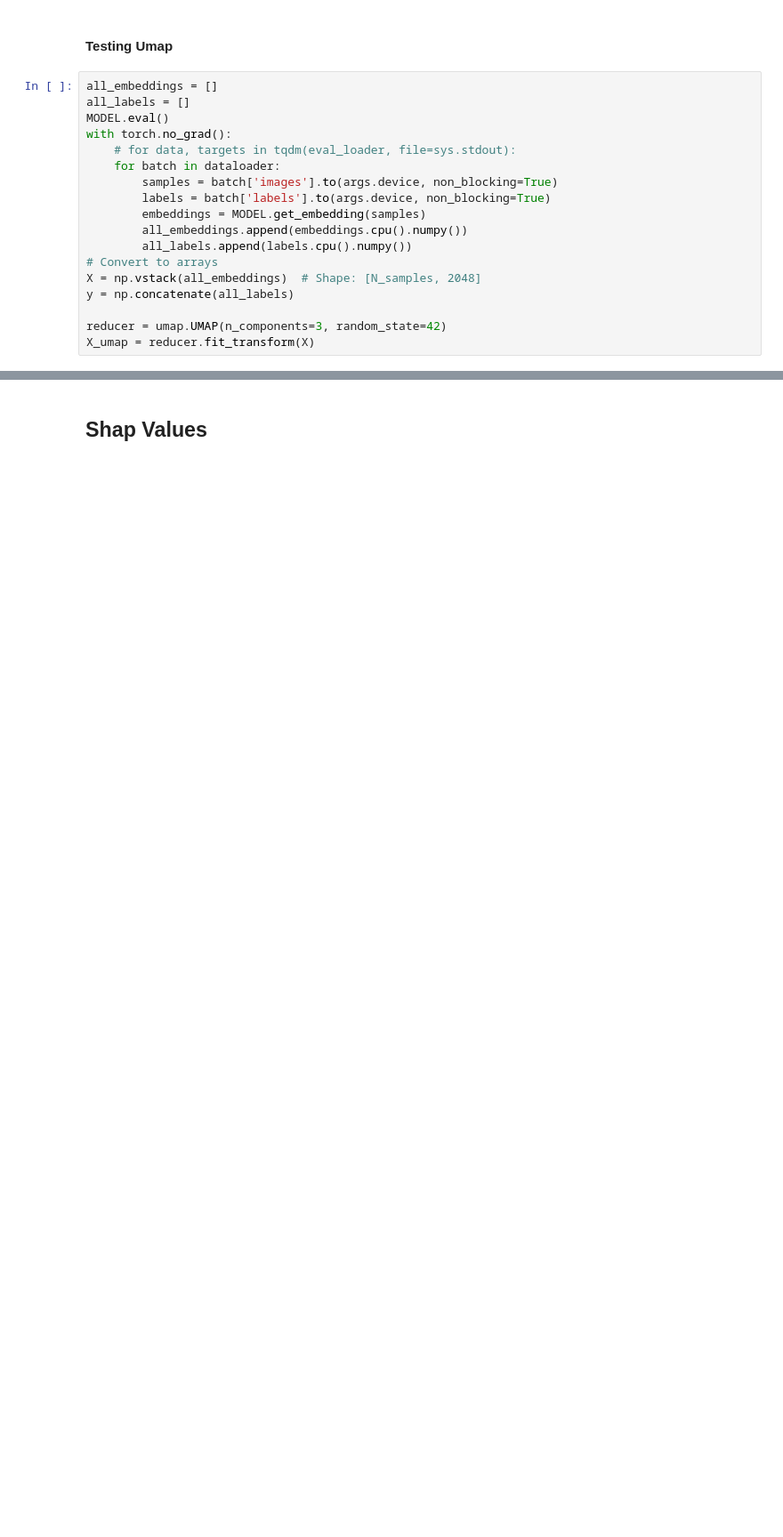
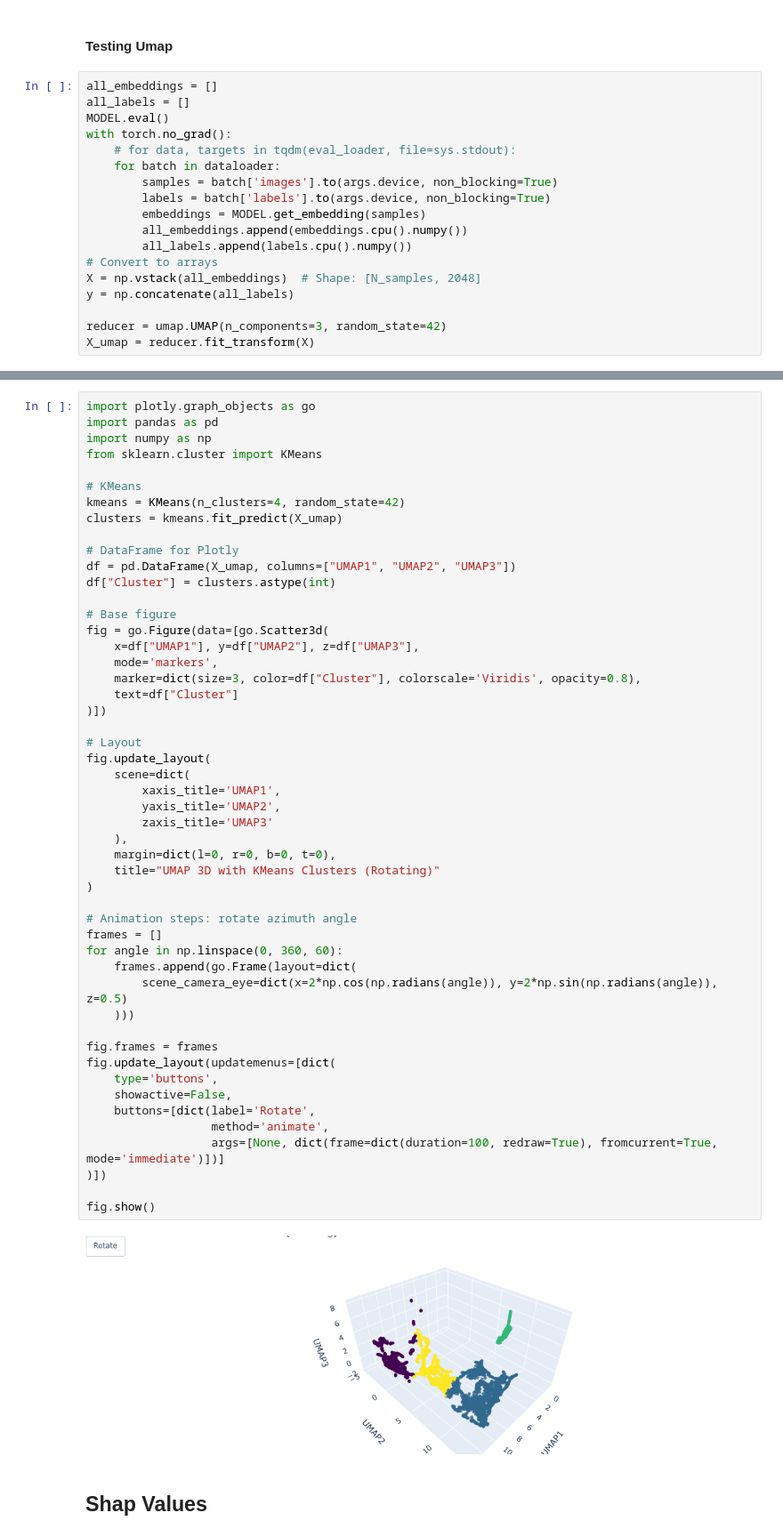
Before and after one commit to rauletepawa/Species_Distribution_Modeling, a Jupyter notebook: code/1991-2017_model_predictions.ipynb, the cells around one changed output, grey strips where cells are left out. Shown at 89% size. Cells and saved outputs as stored; diff of their text form; blank space fills up the shorter version.

```diff
--- a/code/1991-2017_model_predictions.ipynb
+++ b/code/1991-2017_model_predictions.ipynb
@@ -975,3 +1060,55 @@ plt.show()
+# %%
+import plotly.graph_objects as go
+import pandas as pd
+import numpy as np
+from sklearn.cluster import KMeans
+
+# KMeans
+kmeans = KMeans(n_clusters=4, random_state=42)
+clusters = kmeans.fit_predict(X_umap)
+
+# DataFrame for Plotly
+df = pd.DataFrame(X_umap, columns=["UMAP1", "UMAP2", "UMAP3"])
+df["Cluster"] = clusters.astype(int)
+
+# Base figure
+fig = go.Figure(data=[go.Scatter3d(
+    x=df["UMAP1"], y=df["UMAP2"], z=df["UMAP3"],
+    mode='markers',
+    marker=dict(size=3, color=df["Cluster"], colorscale='Viridis', opacity=0.8),
+    text=df["Cluster"]
+)])
+
+# Layout
+fig.update_layout(
+    scene=dict(
+        xaxis_title='UMAP1',
+        yaxis_title='UMAP2',
+        zaxis_title='UMAP3'
+    ),
+    margin=dict(l=0, r=0, b=0, t=0),
+    title="UMAP 3D with KMeans Clusters (Rotating)"
+)
+
+# Animation steps: rotate azimuth angle
+frames = []
+for angle in np.linspace(0, 360, 60):
+    frames.append(go.Frame(layout=dict(
+        scene_camera_eye=dict(x=2*np.cos(np.radians(angle)), y=2*np.sin(np.radians(angle)), z=0.5)
+    )))
+
+fig.frames = frames
+fig.update_layout(updatemenus=[dict(
+    type='buttons',
+    showactive=False,
+    buttons=[dict(label='Rotate',
+                  method='animate',
+                  args=[None, dict(frame=dict(duration=100, redraw=True), fromcurrent=True, mode='immediate')])]
+)])
+
+fig.show()
+# %% [output]
+[figure, added]
 # %% [markdown]
 ## Shap Values
 # %%
```
Also changed, not shown: parts of 15 cells of this notebook, 6 other files.
